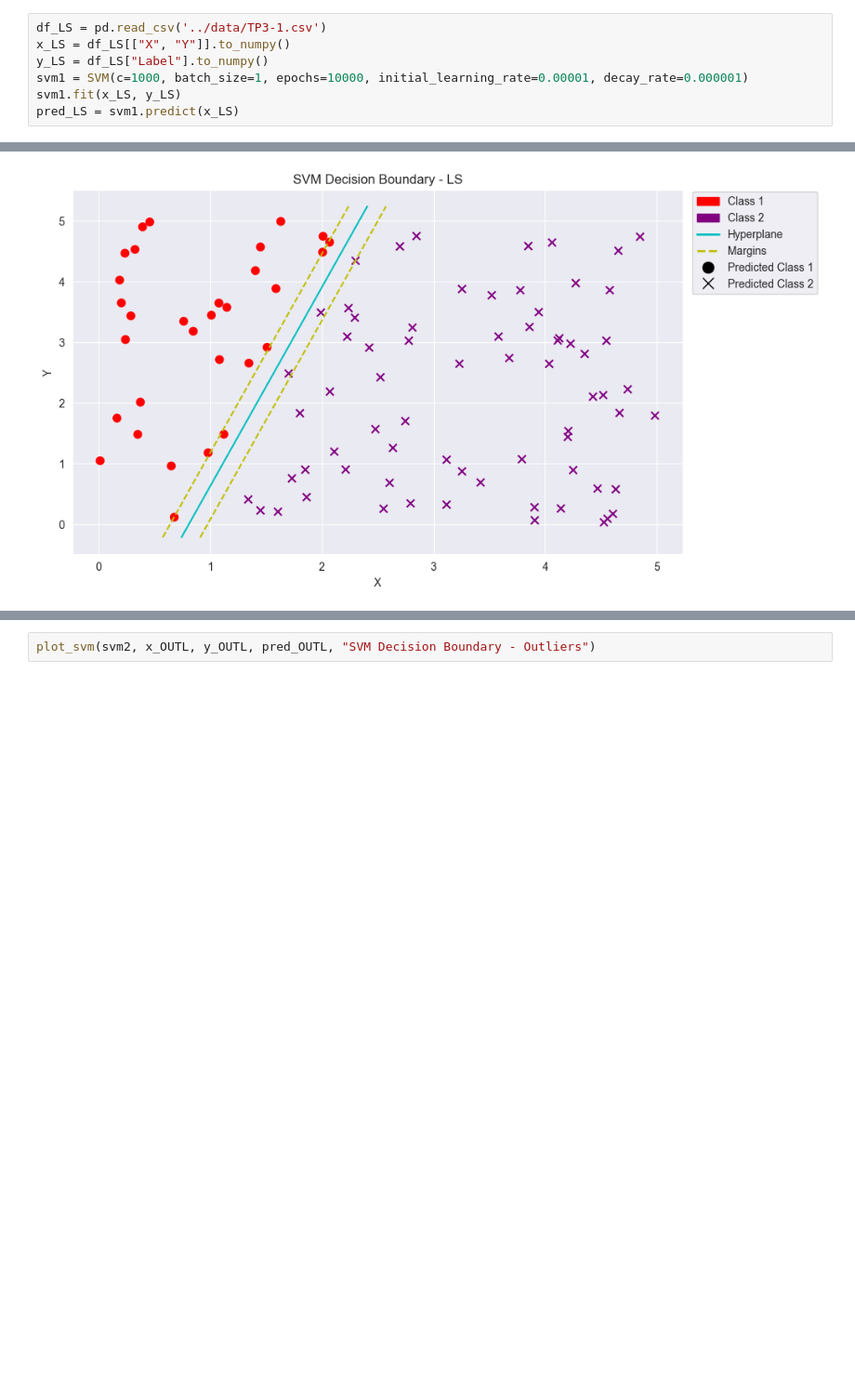
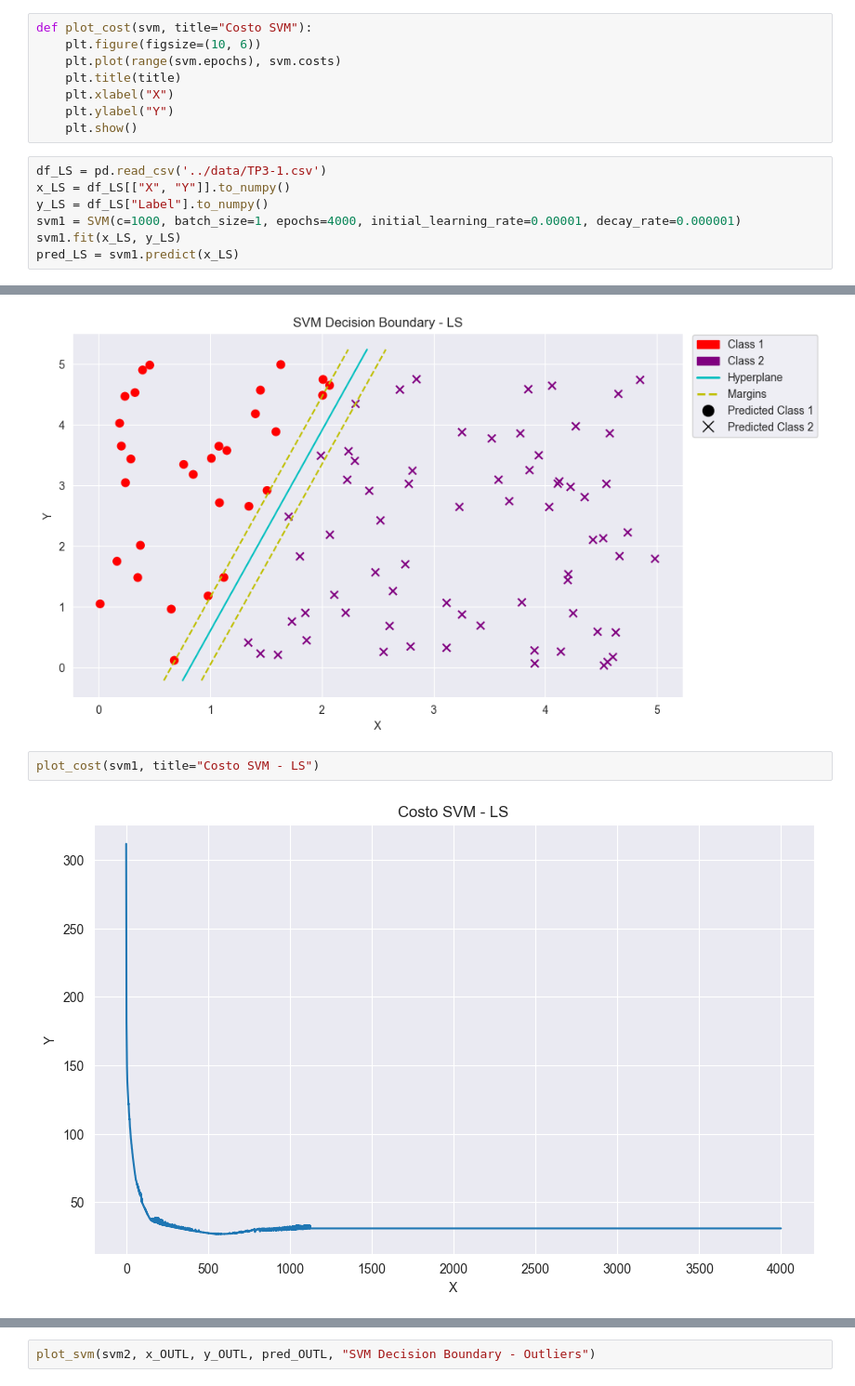
Before and after one commit to prausela/svm, a Jupyter notebook: samples/svm.ipynb, the cells around one changed output, grey strips where cells are left out. Shown at 93% size. Drawn from its saved outputs; the diff is of its cells as text; blank space fills up the shorter version.

Commit message:
feat(svm): added cost plot

```diff
--- a/samples/svm.ipynb
+++ b/samples/svm.ipynb
@@ -52,17 +52,29 @@ def plot_svm(svm, x, y, y_pred, title="SVM Decision Boundary"):
     ax.legend(handles=legend_elements, loc='upper right', bbox_to_anchor=(1.23, 1.01))
 
     plt.show()
+# %%
+def plot_cost(svm, title="Costo SVM"):
+    plt.figure(figsize=(10, 6))
+    plt.plot(range(svm.epochs), svm.costs)
+    plt.title(title)
+    plt.xlabel("X")
+    plt.ylabel("Y")
+    plt.show()
 # %%
 df_LS = pd.read_csv('../data/TP3-1.csv')
 x_LS = df_LS[["X", "Y"]].to_numpy()
 y_LS = df_LS["Label"].to_numpy()
-svm1 = SVM(c=1000, batch_size=1, epochs=10000, initial_learning_rate=0.00001, decay_rate=0.000001)
+svm1 = SVM(c=1000, batch_size=1, epochs=4000, initial_learning_rate=0.00001, decay_rate=0.000001)
 svm1.fit(x_LS, y_LS)
 pred_LS = svm1.predict(x_LS)
 # %%
 plot_svm(svm1, x_LS, y_LS, pred_LS, "SVM Decision Boundary - LS")
 # %% [output]
 [figure]
+# %%
+plot_cost(svm1, title="Costo SVM - LS")
+# %% [output]
+[figure, added]
 # %%
 df_OUTL = pd.read_csv('../data/TP3-2.csv')
 x_OUTL = df_OUTL[["X", "Y"]].to_numpy()
```
Also changed, not shown: parts of 2 cells of this notebook.
